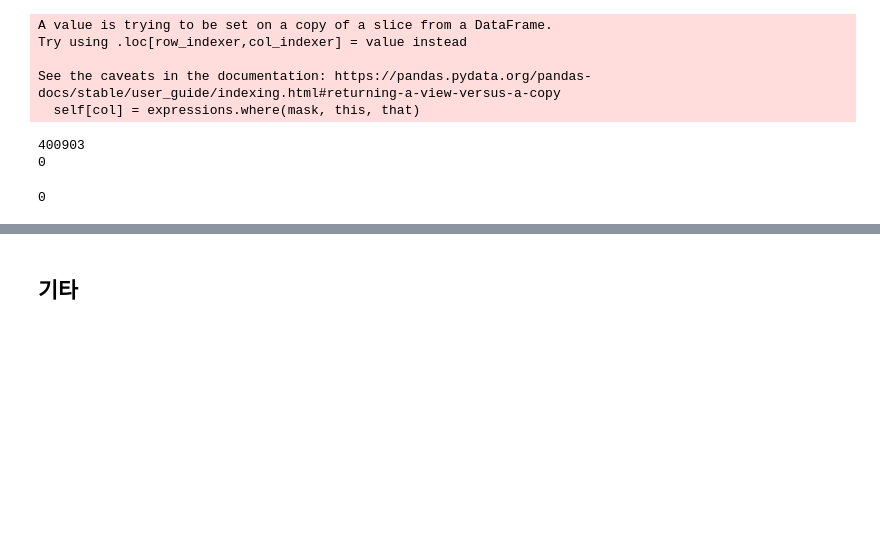
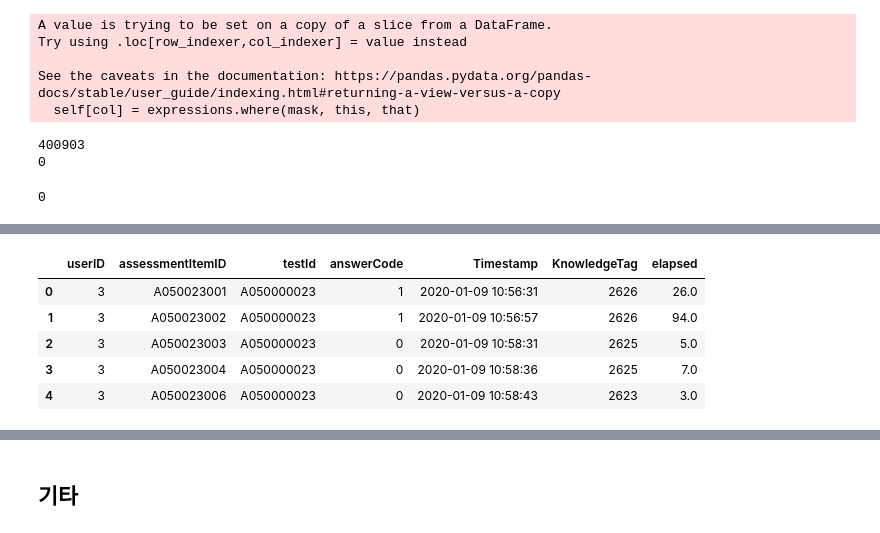
Before and after one commit to bcaitech1/p4-dkt-lastffang, a Jupyter notebook: notebooks/replace-timedelta.ipynb, the cells around one changed output, grey strips where cells are left out. Cells and saved outputs as stored; diff of their text form; code cells hidden in the pictures; blank space fills up the shorter version.

```diff
--- a/notebooks/replace-timedelta.ipynb
+++ b/notebooks/replace-timedelta.ipynb
@@ -17,6 +17,7 @@ DATA_PATH = '/opt/ml/input/data/train_dataset/train_data.csv'
 train_df = pd.read_csv(DATA_PATH, dtype=dtype, parse_dates=['Timestamp'])
 train_df = train_df.sort_values(by=['userID', 'Timestamp']).reset_index(drop=True)
 
+DATA_PATH = '/opt/ml/input/data/train_dataset/test_data.csv'
 test_df = pd.read_csv(DATA_PATH, dtype=dtype, parse_dates=['Timestamp'])
 test_df = test_df.sort_values(by=['userID', 'Timestamp']).reset_index(drop=True)
 # %%
@@ -369,0 +406,11 @@ train_df.to_csv('/opt/ml/input/data/train_dataset/train_timedelta_replaced.csv',
+# %%
+diff = get_timedelta(test_df)
+diff = diff.rename('elapsed')
+# %%
+# pure 하게 문제 푼 시간 아니라고 판단
+
+threshold_minutes = 15
+
+too_long = diff[diff > threshold_minutes * 60]
+print(len(too_long))
+too_long.head()
@@ -369,0 +425,12 @@ train_df.to_csv('/opt/ml/input/data/train_dataset/train_timedelta_replaced.csv',
+# %%
+diff[diff > threshold_minutes * 60] = 0
+# %%
+test_df['elapsed'] = diff
+test_df.head()
+# %% [output]
+|  | userID | assessmentItemID | testId | answerCode | Timestamp | KnowledgeTag | elapsed |
+| 0 | 3 | A050023001 | A050000023 | 1 | 2020-01-09 10:56:31 | 2626 | 26.0 |
+| 1 | 3 | A050023002 | A050000023 | 1 | 2020-01-09 10:56:57 | 2626 | 94.0 |
+| 2 | 3 | A050023003 | A050000023 | 0 | 2020-01-09 10:58:31 | 2625 | 5.0 |
+| 3 | 3 | A050023004 | A050000023 | 0 | 2020-01-09 10:58:36 | 2625 | 7.0 |
+| 4 | 3 | A050023006 | A050000023 | 0 | 2020-01-09 10:58:43 | 2623 | 3.0 |
```
Also changed, not shown: parts of 31 cells of this notebook.
